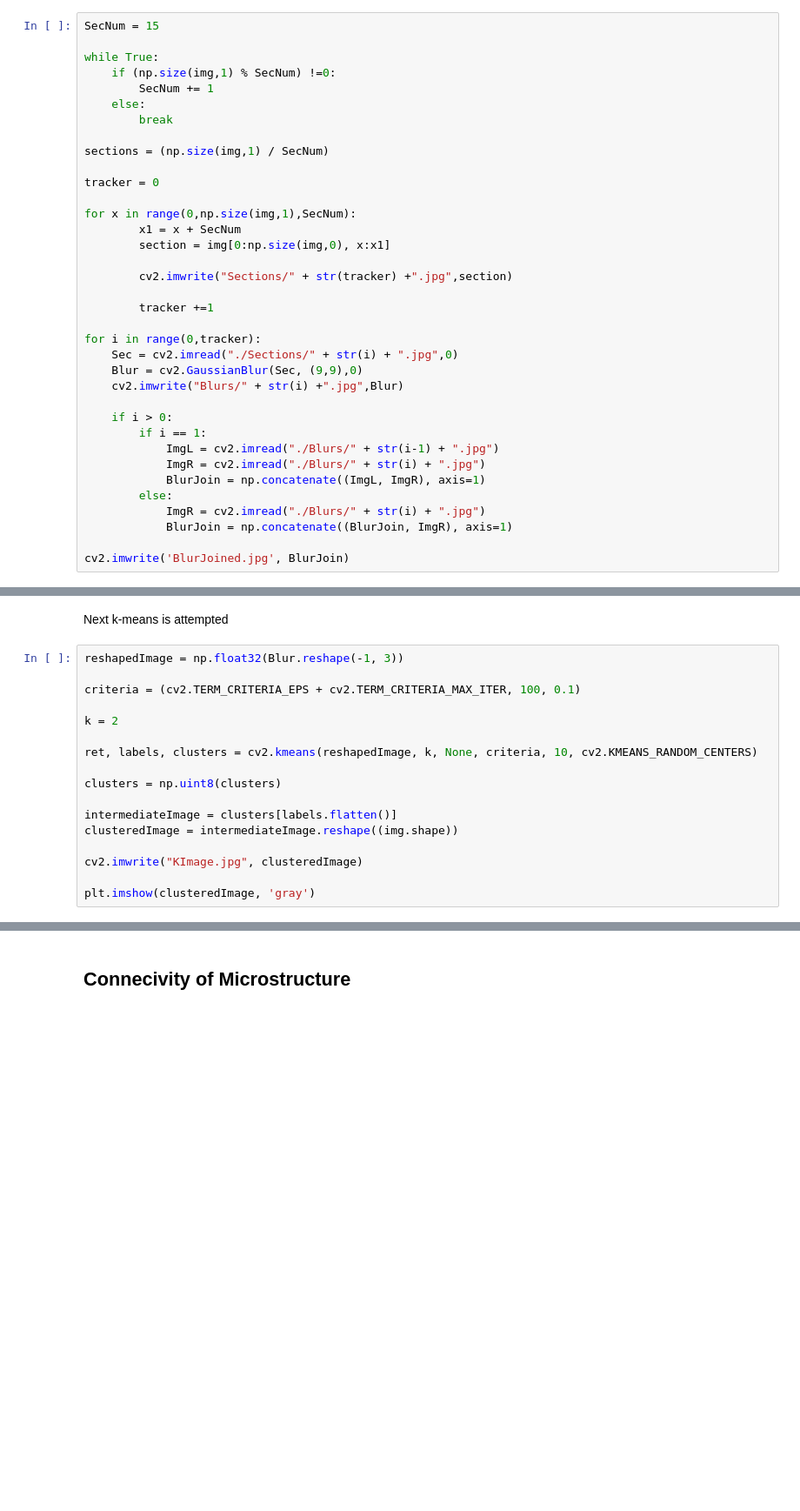
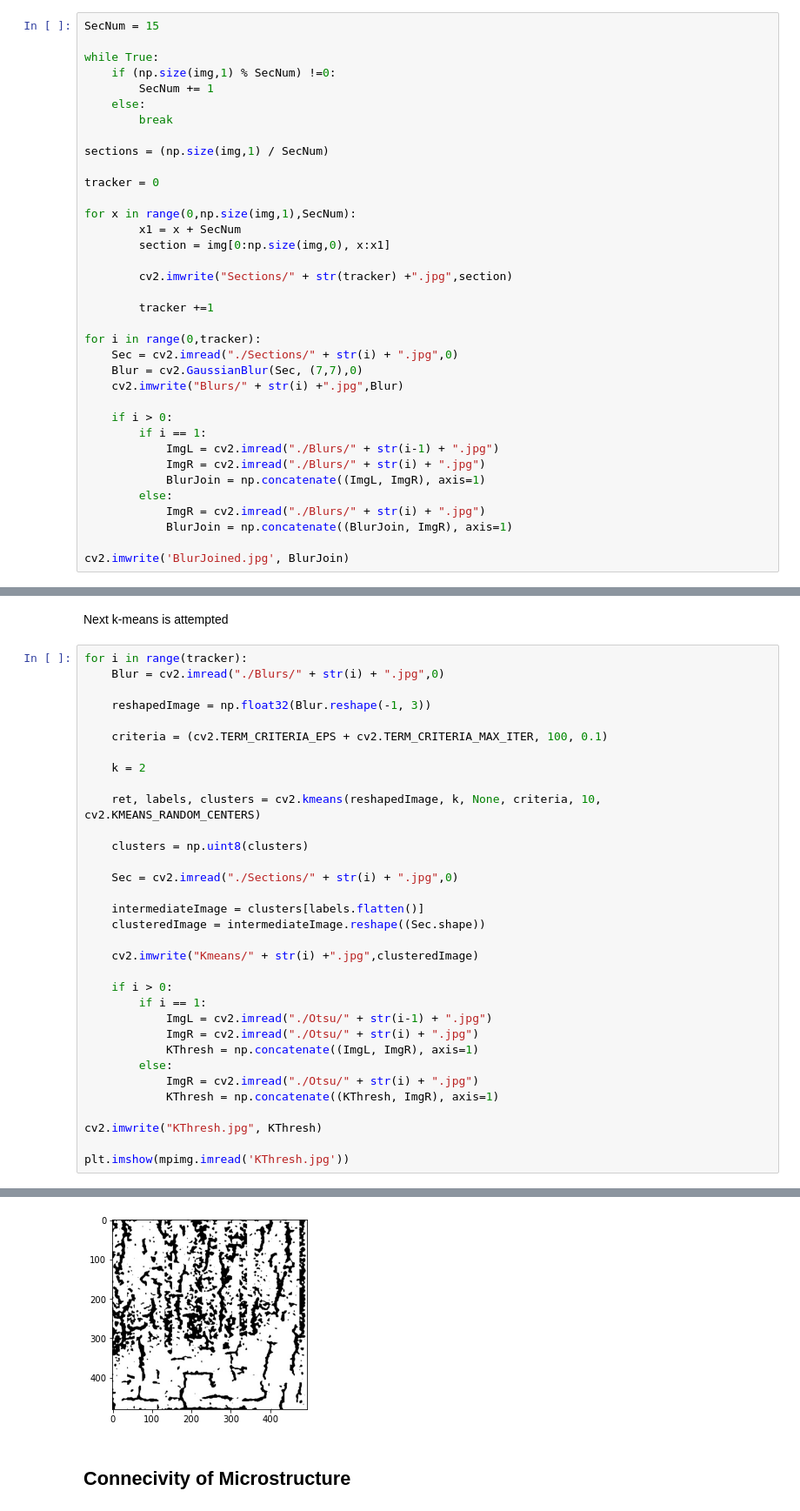
Before and after one commit to MATS64664-2021-Group-2/Hydride-Connect-Group-2, a Jupyter notebook: Job_script/load_image.ipynb, the cells around one changed output, grey strips where cells are left out. Shown at 87% size. Saved outputs shown, nothing was run; the diff lists cells and outputs as text; blank space fills up the shorter version.

```diff
--- a/Job_script/load_image.ipynb
+++ b/Job_script/load_image.ipynb
@@ -80,7 +80,7 @@ for x in range(0,np.size(img,1),SecNum):
 
 for i in range(0,tracker):
     Sec = cv2.imread("./Sections/" + str(i) + ".jpg",0)
-    Blur = cv2.GaussianBlur(Sec, (9,9),0)
+    Blur = cv2.GaussianBlur(Sec, (7,7),0)
     cv2.imwrite("Blurs/" + str(i) +".jpg",Blur)
 
     if i > 0:
@@ -129,20 +129,36 @@ plt.imshow(mpimg.imread('OtsuThresh.jpg'))
 # %% [markdown]
 Next k-means is attempted
 # %%
-reshapedImage = np.float32(Blur.reshape(-1, 3))
+for i in range(tracker):
+    Blur = cv2.imread("./Blurs/" + str(i) + ".jpg",0)
 
-criteria = (cv2.TERM_CRITERIA_EPS + cv2.TERM_CRITERIA_MAX_ITER, 100, 0.1)
+    reshapedImage = np.float32(Blur.reshape(-1, 3))
 
-k = 2
+    criteria = (cv2.TERM_CRITERIA_EPS + cv2.TERM_CRITERIA_MAX_ITER, 100, 0.1)
 
-ret, labels, clusters = cv2.kmeans(reshapedImage, k, None, criteria, 10, cv2.KMEANS_RANDOM_CENTERS)
+    k = 2
 
-clusters = np.uint8(clusters)
+    ret, labels, clusters = cv2.kmeans(reshapedImage, k, None, criteria, 10, cv2.KMEANS_RANDOM_CENTERS)
 
-intermediateImage = clusters[labels.flatten()]
-clusteredImage = intermediateImage.reshape((img.shape))
+    clusters = np.uint8(clusters)
 
-cv2.imwrite("KImage.jpg", clusteredImage)
+    Sec = cv2.imread("./Sections/" + str(i) + ".jpg",0)
 
-plt.imshow(clusteredImage, 'gray')
+    intermediateImage = clusters[labels.flatten()]
+    clusteredImage = intermediateImage.reshape((Sec.shape))
+
+    cv2.imwrite("Kmeans/" + str(i) +".jpg",clusteredImage)
+
+    if i > 0:
+        if i == 1:
+            ImgL = cv2.imread("./Otsu/" + str(i-1) + ".jpg")
+            ImgR = cv2.imread("./Otsu/" + str(i) + ".jpg")
+            KThresh = np.concatenate((ImgL, ImgR), axis=1)
+        else:
+            ImgR = cv2.imread("./Otsu/" + str(i) + ".jpg")
+            KThresh = np.concatenate((KThresh, ImgR), axis=1)
+
+cv2.imwrite("KThresh.jpg", KThresh)
+
+plt.imshow(mpimg.imread('KThresh.jpg'))
 # %% [output]
@@ -150,3 +166,4 @@ ValueError: cannot reshape array of size 7410 into shape (480,494)
+[figure, added]
 # %% [markdown]
 ## Connecivity of Microstructure
 # %% [markdown]
```
Also changed, not shown: parts of 3 cells of this notebook, 26 other files.
